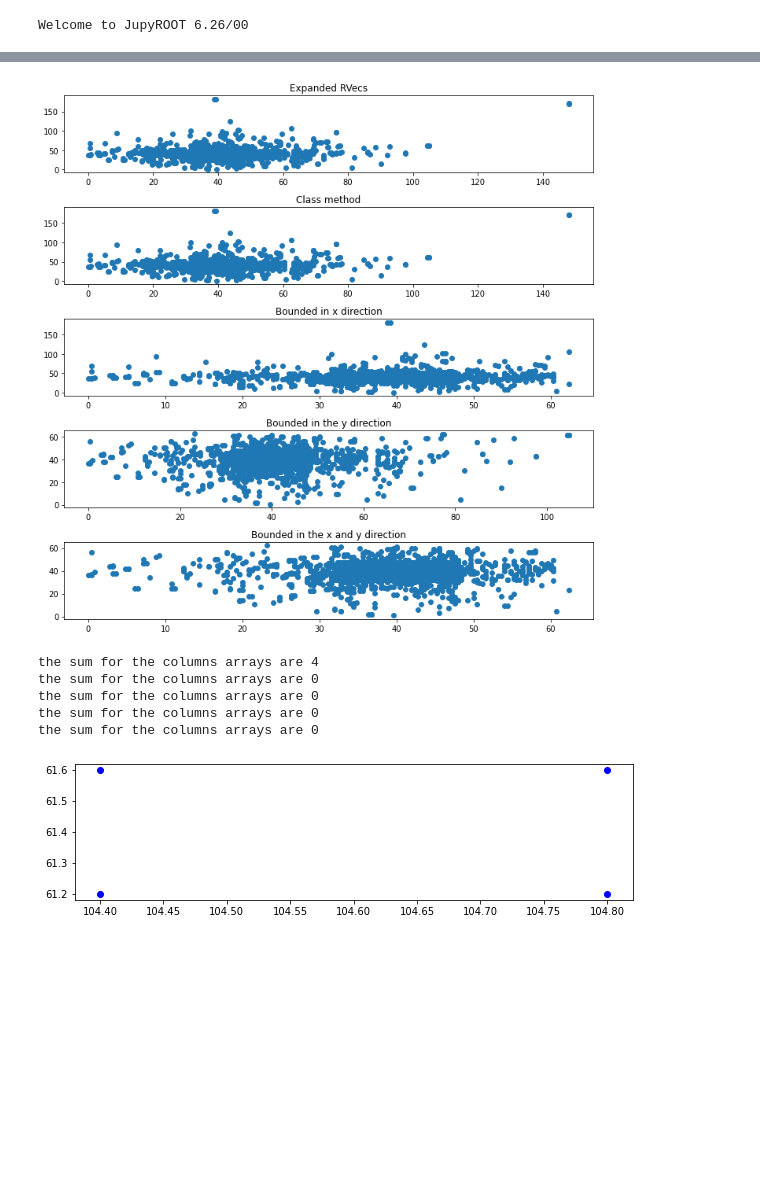
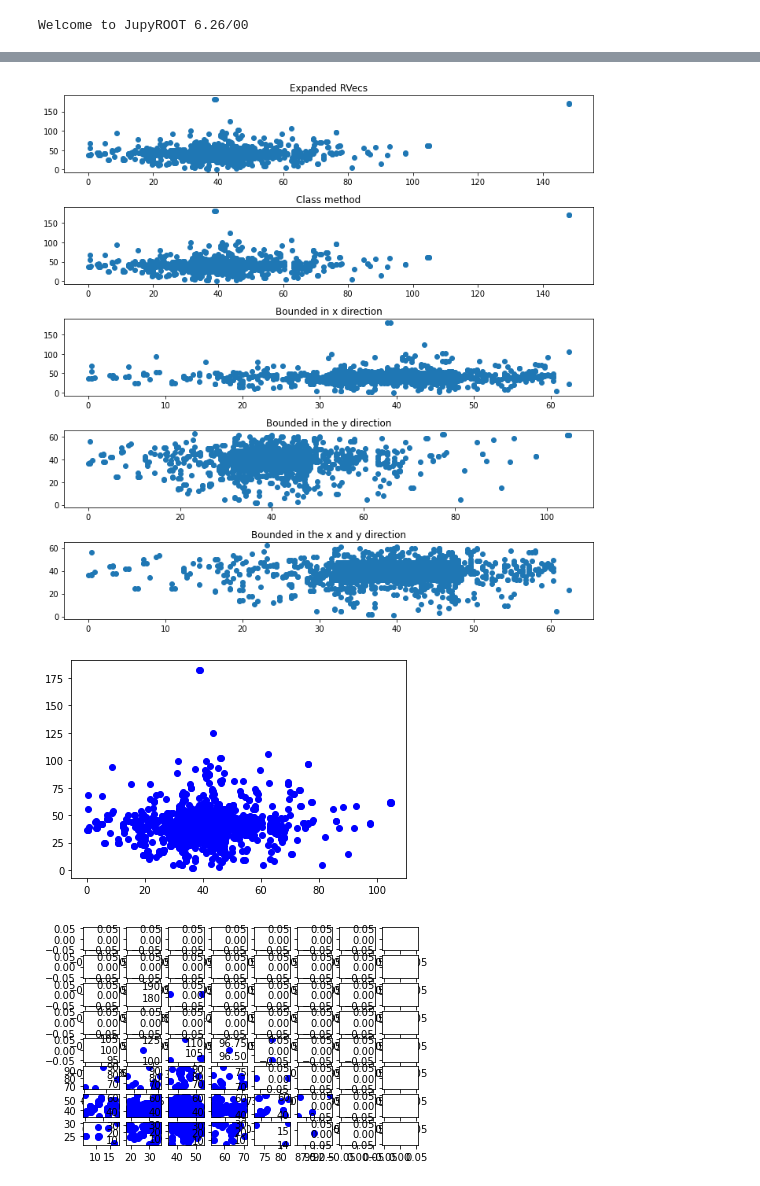
Before and after one commit to OliviaSeidel/qpix-digital, a Jupyter notebook: radiogenic/RadiogenData.ipynb, the cells around one changed output, grey strips where cells are left out. Cells and saved outputs as stored; diff of their text form; code cells hidden in the pictures; blank space fills up the shorter version.

Commit message:
Plots the background data in a new cell comparing the total background and the subdivided background according to number of asics in a tile

```diff
--- a/radiogenic/RadiogenData.ipynb
+++ b/radiogenic/RadiogenData.ipynb
@@ -4,7 +4,7 @@ import os
 import sys
 import ROOT
 
-ROOT.EnableImplicitMT(True)
+ROOT.EnableImplicitMT(True) # 4
 # ROOT.gInterpreter.GenerateDictionary("ROOT::VecOps::RVec<vector<double>>", "vector")
 # ROOT.gInterpreter.Declare("ROOT::VecOps::RVec<vector<double>> bla;")
 # ROOT.gSystem.Load("liblibs.so")
@@ -66,7 +66,7 @@ def defineFilters(rdfs, xmin=80, xmax=120, ymin=80, ymax=120, event = 1455):
 
     ROOT.gInterpreter.Declare("std::string isoname;")
     for iso, rdf in rdfs.items():
-        # ROOT.isoname = iso;
+        ROOT.isoname = iso;
         rdfs[iso] = rdf.Define("Isotope", f'return isoname;')\
                        .Filter(f"""bool found = false;
                                  for(auto x : pixel_x)
@@ -323,6 +323,7 @@ for ind, hit in enumerate(ListOfPixelHits):
     events.append([hit.event])
     hitTimes.append([hit.hitTimes])
 
+
 ax[1].scatter(x_val, y_val)
 ax[1].set_title('Class method')
 
@@ -341,24 +342,25 @@ ax[4].set_title('Bounded in the x and y direction')
 
 plt.tight_layout()
 # %% [output]
-[figure, old version]
+[figure, new version]
 # %%
 import numpy as np
+import matplotlib.pyplot as plt
 # import sys
 
-ncols = 5
-nrows = 5
-xBottom = int(100)
-xTop = int(140)
+ncols = 8
+nrows = 8
+xBottom = int(0)
+xTop = int(150)
 yBottom = int(0)
-yTop = int(100)
+yTop = int(250)
 colWidth = int((xTop - xBottom)/ncols) # what the x and y bounds are
 rowWidth = int((yTop - yBottom)/nrows)
 
 Columns = []
 for cols in range(ncols):
     IndexingArray = np.logical_and(x_val >= xBottom + colWidth * (cols), x_val < xBottom + colWidth * (cols+1))
-    print(f'the sum for the columns arrays are {sum(IndexingArray)}')
+    # print(f'the sum for the columns arrays are {sum(IndexingArray)}')
     locals() [f'Col{cols}'] = IndexingArray
     # print(f'the bottom index is {xBottom + colWidth * (cols)}')
     Columns.append(locals() [f'Col{cols}'])
@@ -367,23 +369,54 @@ for cols in range(ncols):
 
 Entries = []
 for rows in range(nrows):
+    IndexingArray = np.logical_and(y_val >= yTop - rowWidth * (rows+1), y_val < yTop - rowWidth * rows)
     for colsInd, cols in enumerate(Columns):
         index = colsInd + rows * ncols
-        IndexingArray = np.logical_and(y_val >= yBottom + rowWidth * rows, y_val < yBottom + rowWidth * (rows+1))
+        # IndexingArray = np.logical_and(y_val >= yBottom + rowWidth * rows, y_val < yBottom + rowWidth * (rows+1))
         locals() [f'Entry{index}'] = [j for j in cols * IndexingArray]
         Entries.append(locals() [f'Entry{index}'])
 
-plt.figure(figsize=(10, 2.5))
-for entry in Entries:
+
+TotalIndexList = []
+TotalHitTimesList = []
+TotalXList = []
+TotalYList = []
+SplitXList = []
+SplitYList = []
+for ind, entry in enumerate(Entries):
+
+    # print(f'the x and y coord for ind {ind} is ({xcoord}, {ycoord}) ')
     x = x_val[entry]
     y = y_val[entry]
-    plt.scatter(x, y, color='blue')
+    TruncedHitTimes = [i for indx,i in enumerate(hitTimes) if entry[indx] == True]
+
+    TotalHitTimesList.append(TruncedHitTimes)
+    TotalIndexList.append(ind)
+    TotalXList.extend(x)
+    TotalYList.extend(y)
+    SplitXList.append(x)
+    SplitYList.append(y)
-# %% [output]
-the sum for the columns arrays are 4
-the sum for the columns arrays are 0
-the sum for the columns arrays are 0
-the sum for the columns arrays are 0
-the sum for the columns arrays are 0
-[figure, removed]
+# %%
+import matplotlib
+matplotlib.use('tkagg')
+import matplotlib.pyplot as plt
+
+
+fig, ax1 = plt.subplots(1)
+ax1.scatter(TotalXList, TotalYList, color='blue')
+plt.figure().show()
+
+for ind in np.arange(nrows*ncols):    # print(f'the ind is now {ind}')
+    ax2 = plt.subplot(nrows, ncols, ind+1)#, sharex=ax2, sharey=ax2)
+    ax2.scatter(SplitXList[ind], SplitYList[ind], color='blue')
+
+# for ax in ax2.get_axes():
+#     ax.label_outer()
+# ax2.gcf().set_size_inches(10,10)
+
+# ax2.show()
+# %% [output]
+[figure, added]
+[figure, added]
 # %%
 # outPath = '/home/hershel/QPix/Outfiles/'
```
Also changed, not shown: parts of 4 cells of this notebook.
